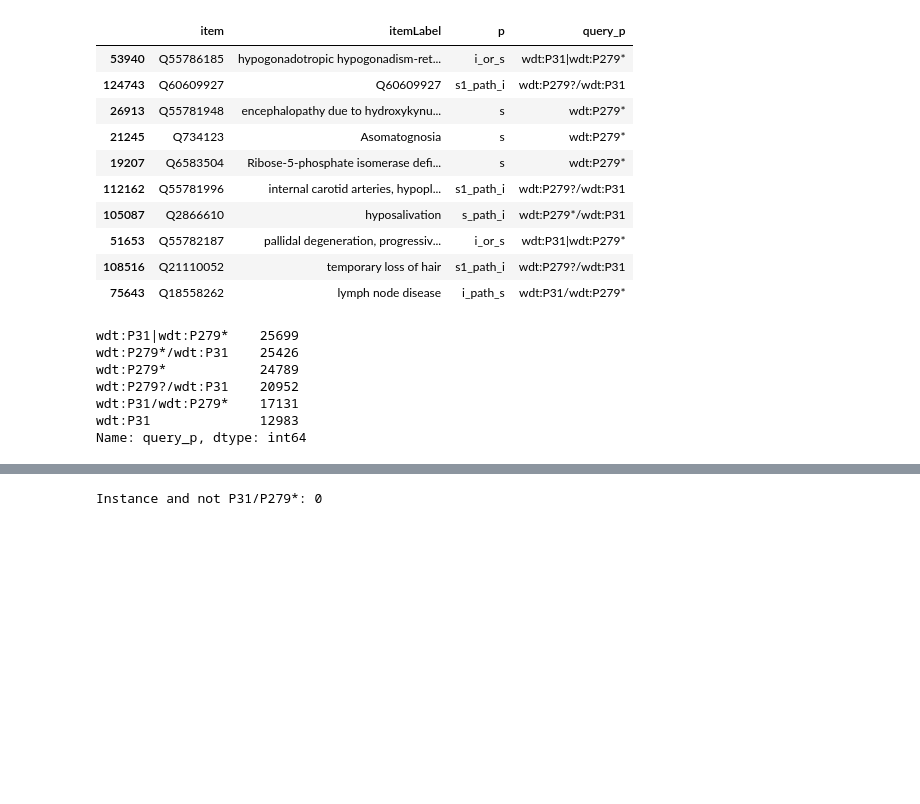
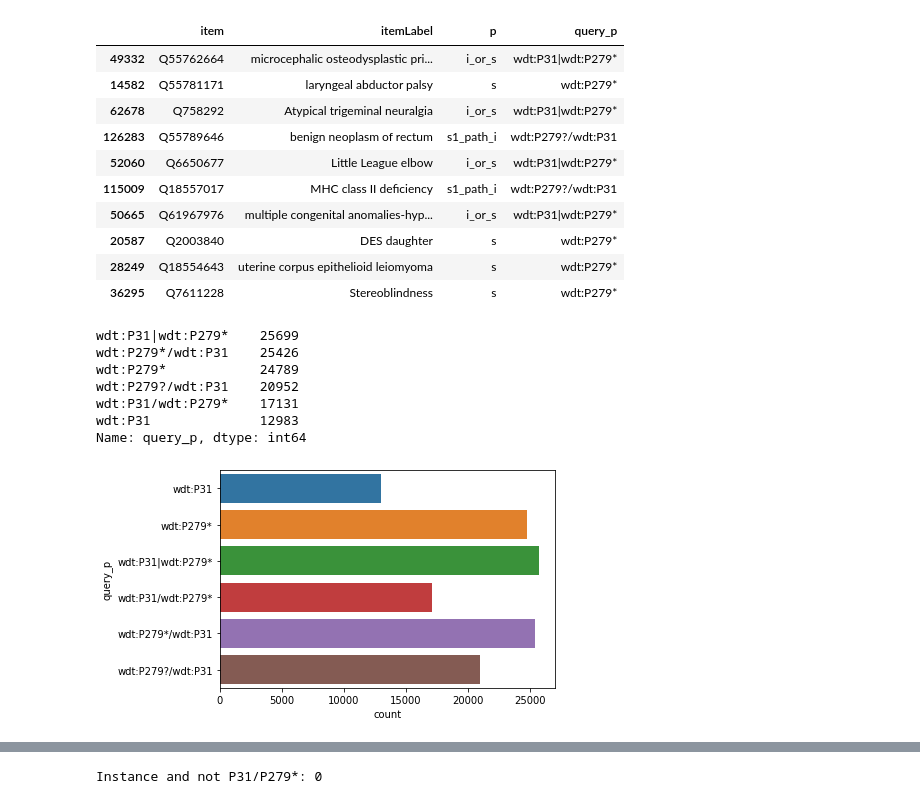
Before and after one commit to mmayers12/wd_property_paths, a Jupyter notebook: Exploring_Disease_path_props.ipynb, the cells around one changed output, grey strips where cells are left out. Cells and saved outputs as stored; diff of their text form; code cells hidden in the pictures; blank space fills up the shorter version.

Commit message:
some plots, looking at items unique to a given query

```diff
--- a/Exploring_Disease_path_props.ipynb
+++ b/Exploring_Disease_path_props.ipynb
@@ -22,14 +22,25 @@ WHERE {{
 }}
 """
 # %%
-results = list()
+import os
 
-qid = 'Q12136'
-qlabel = 'disease'
+filename = 'disease_path_results.csv'
 
-for abbv, p in ps.items():
-    r = eq(query_text.format(p=p, q=qid), as_dataframe=True)
-    r['item'] = r['item'].apply(lambda s: s.split('/')[-1])
-    r['p'] = abbv
-    r['query_p'] = p
-    results.append(r)
+if os.path.exists(filename):
+    res = pd.read_csv(filename)
+
+else:
+
+    results = list()
+
+    qid = 'Q12136'
+    qlabel = 'disease'
+
+    for abbv, p in ps.items():
+        r = eq(query_text.format(p=p, q=qid), as_dataframe=True)
+        r['item'] = r['item'].apply(lambda s: s.split('/')[-1])
+        r['p'] = abbv
+        r['query_p'] = p
+        results.append(r)
+
+    res = pd.concat(results, ignore_index=True, sort=False)
@@ -39,16 +48,16 @@ res = pd.concat(results, ignore_index=True, sort=False)
 res.sample(10)
 # %% [output]
 |  | item | itemLabel | p | query_p |
-| 53940 | Q55786185 | hypogonadotropic hypogonadism-ret... | i_or_s | wdt:P31|wdt:P279* |
-| 124743 | Q60609927 | Q60609927 | s1_path_i | wdt:P279?/wdt:P31 |
-| 26913 | Q55781948 | encephalopathy due to hydroxykynu... | s | wdt:P279* |
-| 21245 | Q734123 | Asomatognosia | s | wdt:P279* |
-| 19207 | Q6583504 | Ribose-5-phosphate isomerase defi... | s | wdt:P279* |
-| 112162 | Q55781996 | internal carotid arteries, hypopl... | s1_path_i | wdt:P279?/wdt:P31 |
-| 105087 | Q2866610 | hyposalivation | s_path_i | wdt:P279*/wdt:P31 |
-| 51653 | Q55782187 | pallidal degeneration, progressiv... | i_or_s | wdt:P31|wdt:P279* |
-| 108516 | Q21110052 | temporary loss of hair | s1_path_i | wdt:P279?/wdt:P31 |
-| 75643 | Q18558262 | lymph node disease | i_path_s | wdt:P31/wdt:P279* |
+| 49332 | Q55762664 | microcephalic osteodysplastic pri... | i_or_s | wdt:P31|wdt:P279* |
+| 14582 | Q55781171 | laryngeal abductor palsy | s | wdt:P279* |
+| 62678 | Q758292 | Atypical trigeminal neuralgia | i_or_s | wdt:P31|wdt:P279* |
+| 126283 | Q55789646 | benign neoplasm of rectum | s1_path_i | wdt:P279?/wdt:P31 |
+| 52060 | Q6650677 | Little League elbow | i_or_s | wdt:P31|wdt:P279* |
+| 115009 | Q18557017 | MHC class II deficiency | s1_path_i | wdt:P279?/wdt:P31 |
+| 50665 | Q61967976 | multiple congenital anomalies-hyp... | i_or_s | wdt:P31|wdt:P279* |
+| 20587 | Q2003840 | DES daughter | s | wdt:P279* |
+| 28249 | Q18554643 | uterine corpus epithelioid leiomyoma | s | wdt:P279* |
+| 36295 | Q7611228 | Stereoblindness | s | wdt:P279* |
 # %%
 res['query_p'].value_counts()
 # %% [output]
@@ -62 +75,5 @@ Name: query_p, dtype: int64
+# %%
+sns.countplot(y='query_p', data=res);
+# %% [output]
+[figure, added]
 # %%
```
Also changed, not shown: parts of 24 cells of this notebook.
